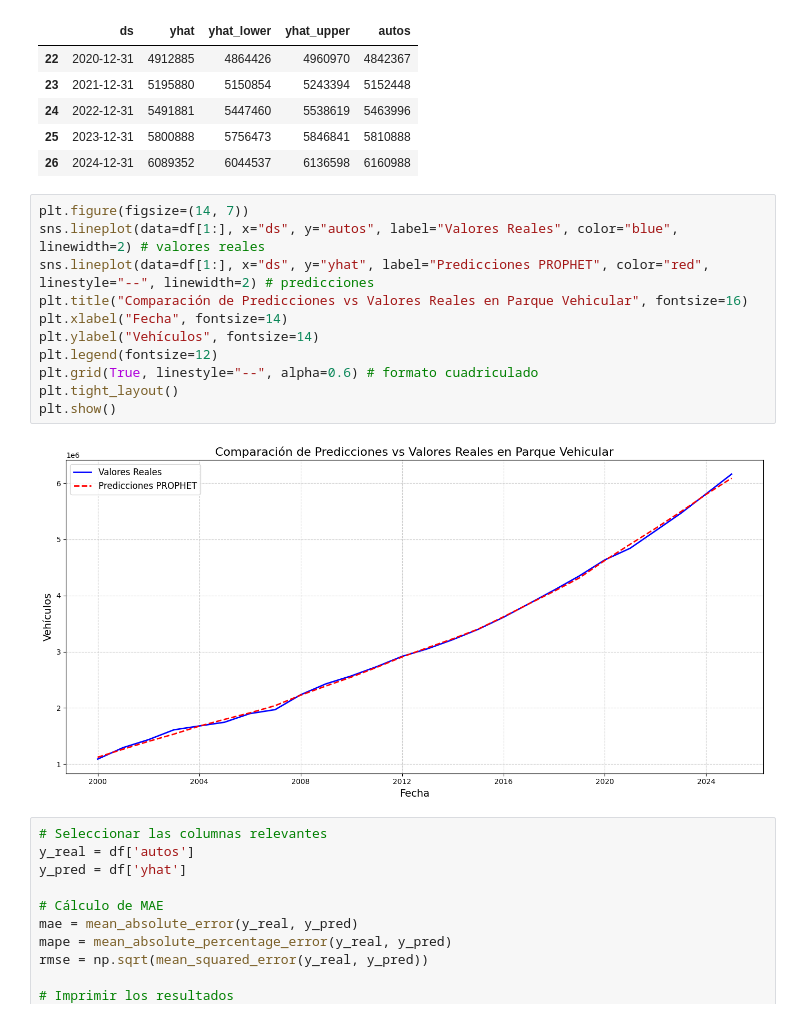
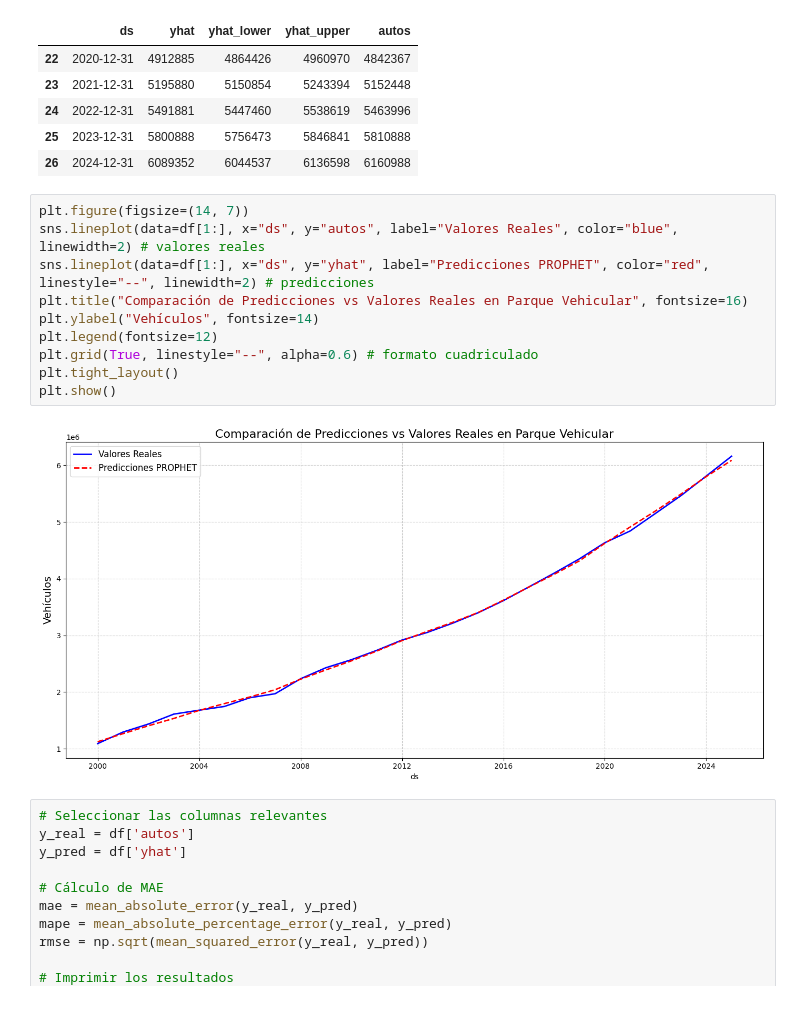
Before and after one commit to ngcarvajall/Accidentes_mortales_RD, a Jupyter notebook: Notebooks/Parque vehicular/5_Modelo_3.ipynb, the cells around one changed output. Cells and saved outputs as stored; diff of their text form.

```diff
--- a/Notebooks/Parque vehicular/5_Modelo_3.ipynb
+++ b/Notebooks/Parque vehicular/5_Modelo_3.ipynb
@@ -121,16 +121,15 @@ df.tail(5)
 # %%
 plt.figure(figsize=(14, 7))
 sns.lineplot(data=df[1:], x="ds", y="autos", label="Valores Reales", color="blue", linewidth=2) # valores reales
 sns.lineplot(data=df[1:], x="ds", y="yhat", label="Predicciones PROPHET", color="red", linestyle="--", linewidth=2) # predicciones
 plt.title("Comparación de Predicciones vs Valores Reales en Parque Vehicular", fontsize=16)
-plt.xlabel("Fecha", fontsize=14)
 plt.ylabel("Vehículos", fontsize=14)
 plt.legend(fontsize=12)
 plt.grid(True, linestyle="--", alpha=0.6) # formato cuadriculado
 plt.tight_layout()
 plt.show()
 # %% [output]
-[figure, old version]
+[figure, new version]
 # %%
 # Seleccionar las columnas relevantes
 y_real = df['autos']
```
Also changed, not shown: 2 other files.
